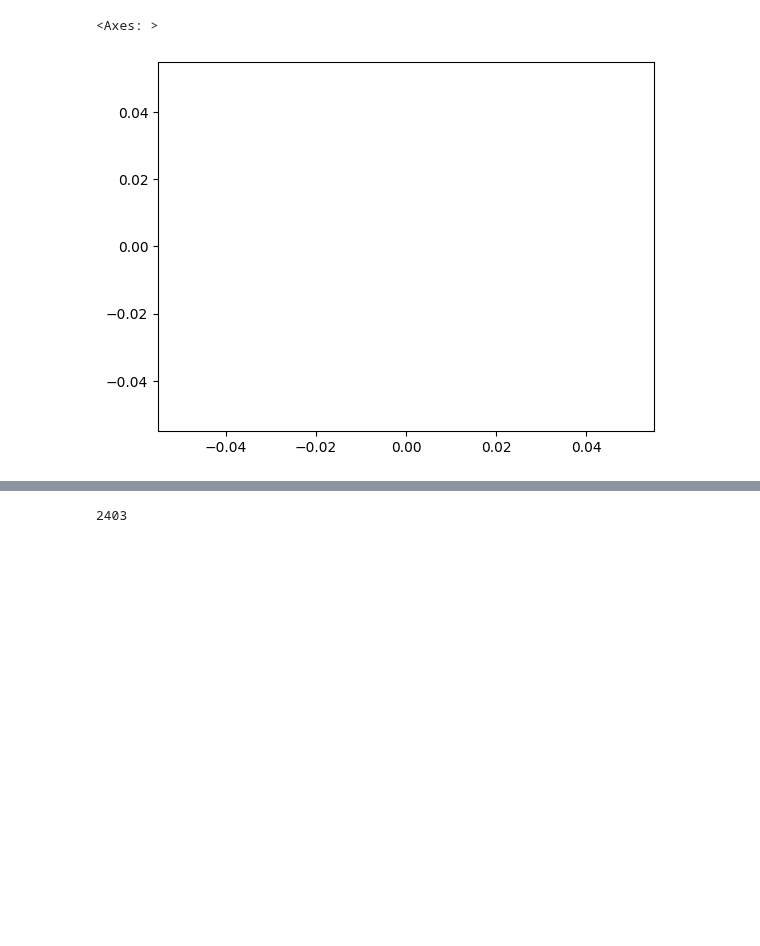
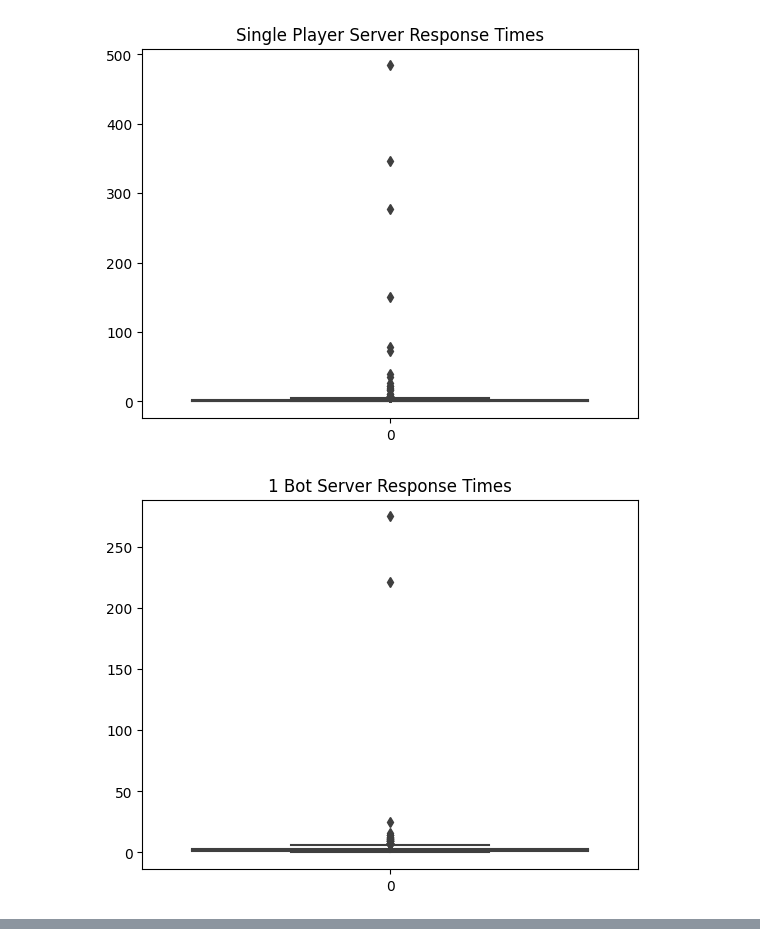
Before and after one commit to atlarge-research/yardstick, a Jupyter notebook: terrastick/analysisScripts/analysis_init.ipynb, the cells around one changed output, grey strips where cells are left out. Drawn from its saved outputs; the diff is of its cells as text; code cells hidden in the pictures; blank space fills up the shorter version.

Commit message:
added 10  bot test data

```diff
--- a/terrastick/analysisScripts/analysis_init.ipynb
+++ b/terrastick/analysisScripts/analysis_init.ipynb
@@ -10,22 +10,49 @@ pre_bot_lines = lines[:botconnect_line]
 post_bot_lines = lines[botconnect_line:]
 #
 pre_bot_lines = [line for line in pre_bot_lines if "GAME UPDATE TIME"  in line]
+post_bot_lines = [line for line in post_bot_lines if "GAME UPDATE TIME"  in line]
+
+
+
+file1 = 'test-10-bots.log'
+with open(file1, 'r') as f:
+    lines = f.readlines()
+
+ten_bot_lines = lines
+ten_bot_lines = [line for line in ten_bot_lines if "GAME UPDATE TIME"  in line]
 # %%
 # pre_bot_lines
 # extract the time from the lines
 pre_bot_times = [line.split(' ')[-1] for line in pre_bot_lines]
 # remove the \n from the end of the time
 pre_bot_times = [line.split('\n')[0] for line in pre_bot_times]
 # pre_bot_times
 
 post_bot_times = [line.split(' ')[-1] for line in post_bot_lines]
 post_bot_times = [line.split('\n')[0] for line in post_bot_times]
 
+ten_bot_times = [line.split(' ')[-1] for line in ten_bot_lines]
+ten_bot_times = [line.split('\n')[0] for line in ten_bot_times]
+
+
 import seaborn as sns
 import matplotlib.pyplot as plt
 # sns.histplot(pre_bot_times,kde=True)
 # plt.show()
-sns.histplot(post_bot_times,kde=True)
+# sns.boxplot(post_bot_times)
+# plt.show()
+# box plot of pre time next to post time
+# sns.boxplot(pre_bot_times)
+sns.boxplot(pre_bot_times)
+plt.title('Single Player Server Response Times')
+plt.show()
+sns.boxplot(post_bot_times)
+plt.title('1 Bot Server Response Times')
+plt.show()
+
+sns.boxplot(ten_bot_times)
+plt.title('10 Bot Server Response Times')
+plt.show()
 # %% [output]
-<Axes: >
-[figure, old version]
+[figure, new version]
+[figure, added]
@@ -32,4 +59,0 @@ sns.histplot(post_bot_times,kde=True)
-# %%
-len(pre_bot_lines)
-# %% [output]
-2403
```
Also changed, not shown: parts of 2 cells of this notebook, 1 other file.
